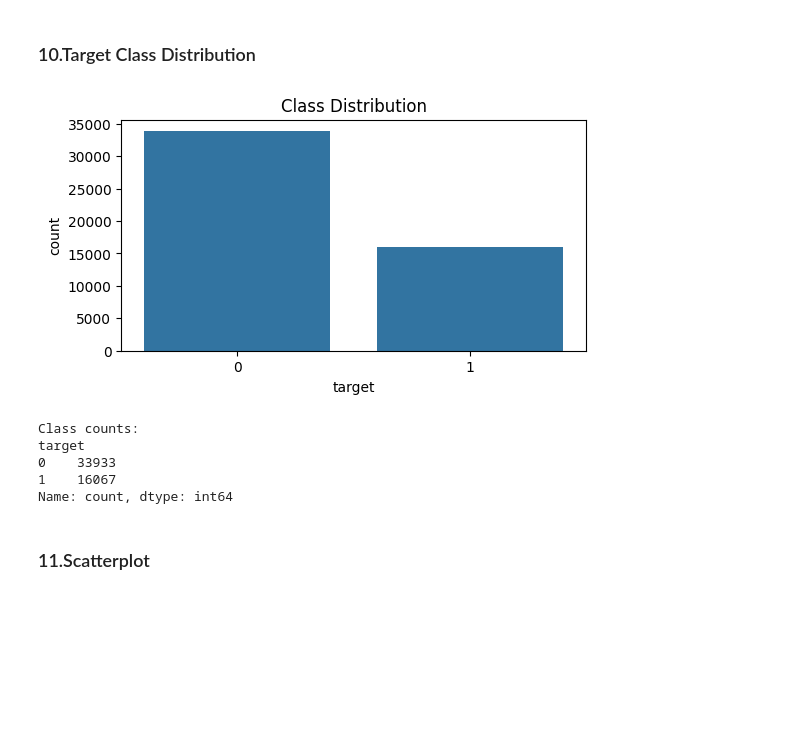
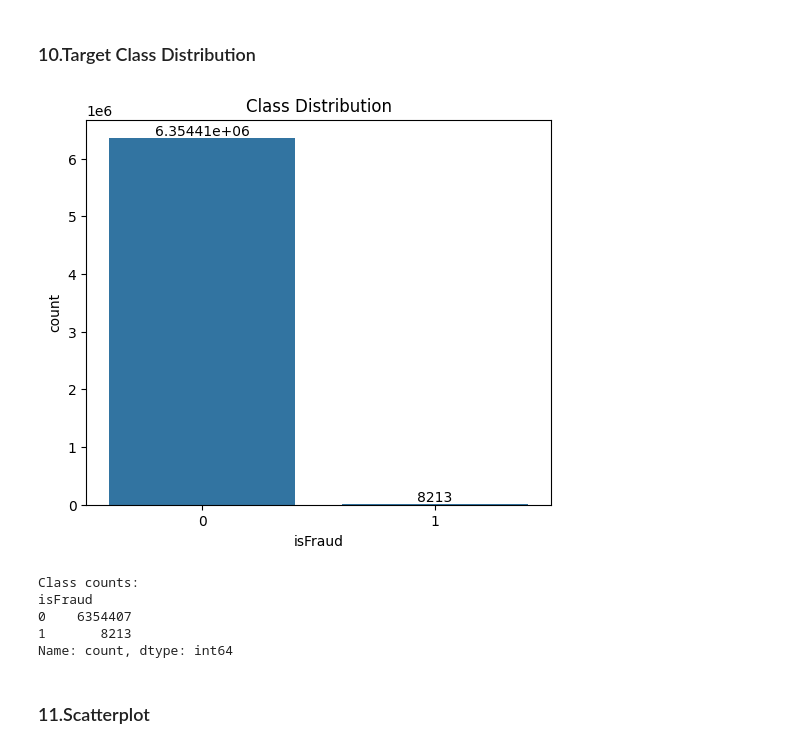
Before and after one commit to luunguyentankhai/ADY201m, a Jupyter notebook: preprocessing/data_cleaning.ipynb, the cells around one changed output. Drawn from its saved outputs; the diff is of its cells as text; code cells hidden in the pictures; blank space fills up the shorter version.

Commit message:
feat: change dataset

```diff
--- a/preprocessing/data_cleaning.ipynb
+++ b/preprocessing/data_cleaning.ipynb
@@ -175,8 +181,15 @@ Name: count, dtype: int64
 # %%
-cat_cols = df.select_dtypes(include=["category"]).columns
-for col in cat_cols:
-    plt.figure(figsize=(8, 3))
-    sns.countplot(y=col, data=df, order=df[col].value_counts().index)
-    plt.title(f'Distribution of {col}')
-    plt.show()
+col = 'type'
+
+plt.figure(figsize=(8, 5))
+
+ax = sns.countplot(x=col, data=df, palette= 'PuBu')
+
+for container in ax.containers:
+    ax.bar_label(container)
+
+plt.grid(axis='y', alpha= 0.5)
+plt.title(f'Countplot of {col}')
+plt.ylabel('Number of transaction')
+plt.show()
 # %% [output]
@@ -232,22 +235,23 @@ plt.show()
 # %% [markdown]
 ### 10.Target Class Distribution
 # %%
-target = 'target'
-if target in df.columns:
-    plt.figure(figsize=(6, 3))
-    sns.countplot(x=df[target])
-    plt.title('Class Distribution')
-    plt.show()
-    print('Class counts:')
-    print(df[target].value_counts())
-else:
-    print(f'Column {target} not found in the dataset.')
+target = 'isFraud'
+plt.figure(figsize=(6, 5))
+ax = sns.countplot(x=df[target])
+for container in ax.containers:
+    ax.bar_label(container)
+
+plt.title('Class Distribution')
+plt.show()
+
+print('Class counts:')
+print(df[target].value_counts())
 # %% [output]
-[figure, old version]
+[figure, new version]
 Class counts:
-target
-0    33933
-1    16067
+isFraud
+0    6354407
+1       8213
 Name: count, dtype: int64
 # %% [markdown]
 ### 11.Scatterplot
```
Also changed, not shown: parts of 20 cells of this notebook.
